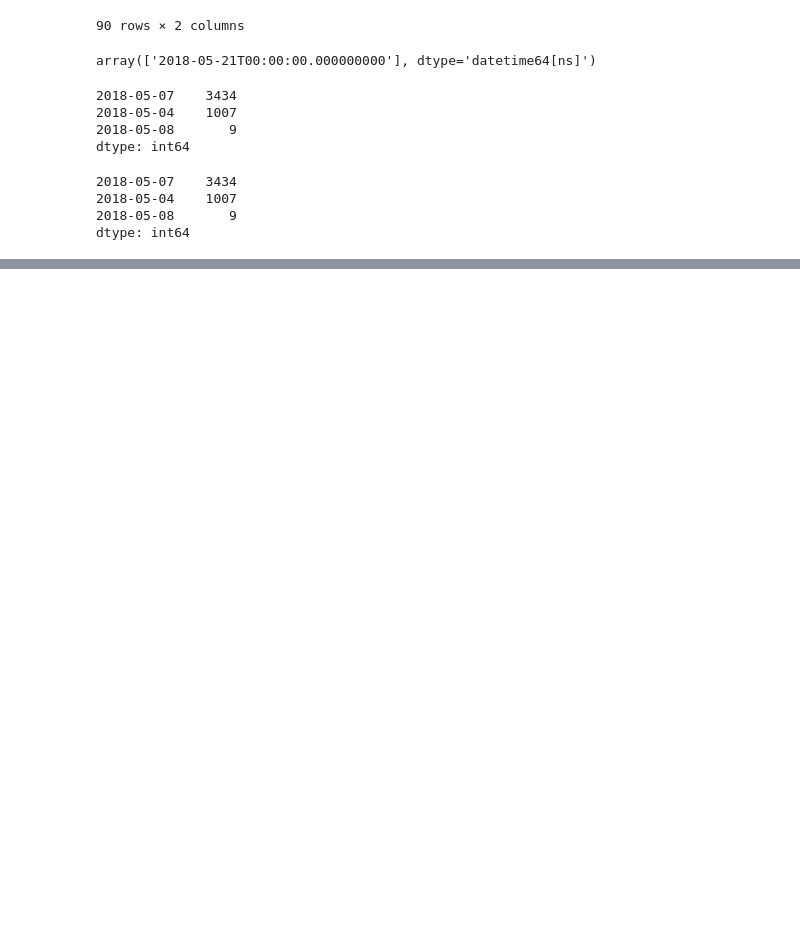
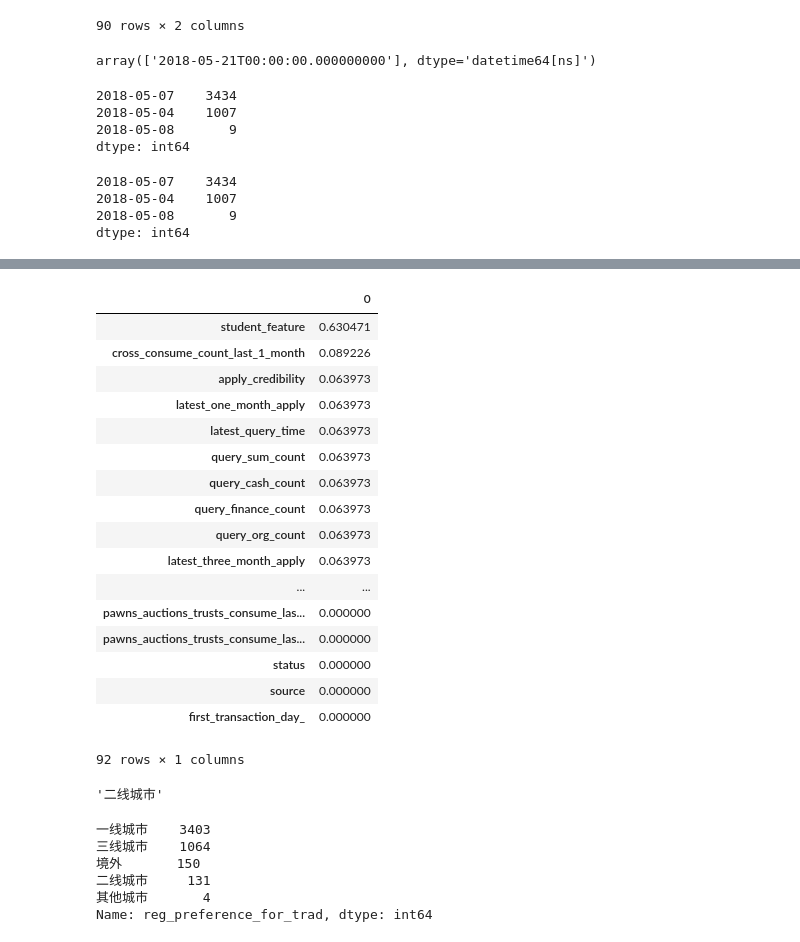
Before and after one commit to shwanliu/DataMining, a Jupyter notebook: task1/task1.ipynb, the cells around one changed output, grey strips where cells are left out. Cells and saved outputs as stored; diff of their text form; code cells hidden in the pictures; blank space fills up the shorter version.

```diff
--- a/task1/task1.ipynb
+++ b/task1/task1.ipynb
@@ -280,0 +302,22 @@ NameError: name 'data' is not defined
+# %%
+nan_rate = pd.DataFrame((data.shape[0]-data.count())/data.shape[0])
+nan_rate.sort_values(by = 0,ascending=False)
+# %% [output]
+|  | 0 |
+| student_feature | 0.630471 |
+| cross_consume_count_last_1_month | 0.089226 |
+| apply_credibility | 0.063973 |
+| latest_one_month_apply | 0.063973 |
+| latest_query_time | 0.063973 |
+| query_sum_count | 0.063973 |
+| query_cash_count | 0.063973 |
+| query_finance_count | 0.063973 |
+| query_org_count | 0.063973 |
+| latest_three_month_apply | 0.063973 |
+| ... | ... |
+| pawns_auctions_trusts_consume_las... | 0.000000 |
+| pawns_auctions_trusts_consume_las... | 0.000000 |
+| status | 0.000000 |
+| source | 0.000000 |
+| first_transaction_day_ | 0.000000 |
+92 rows × 1 columns
@@ -280,0 +329,14 @@ NameError: name 'data' is not defined
+# %%
+data.iloc[2703]['reg_preference_for_trad']
+# %% [output]
+'二线城市'
+# %%
+data.shape
+data['reg_preference_for_trad'].value_counts()
+# %% [output]
+一线城市    3403
+三线城市    1064
+境外       150
+二线城市     131
+其他城市       4
+Name: reg_preference_for_trad, dtype: int64
```
Also changed, not shown: parts of 29 cells of this notebook, 3 other files.
